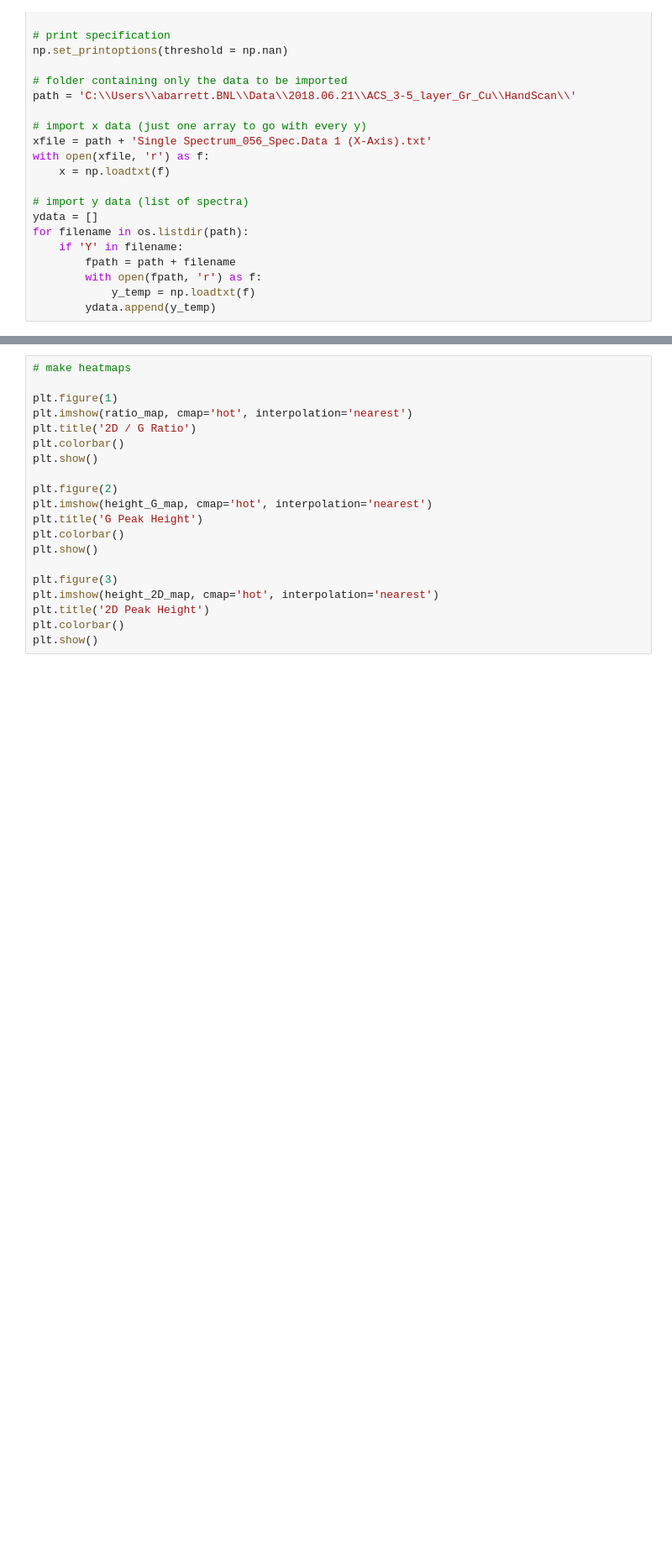
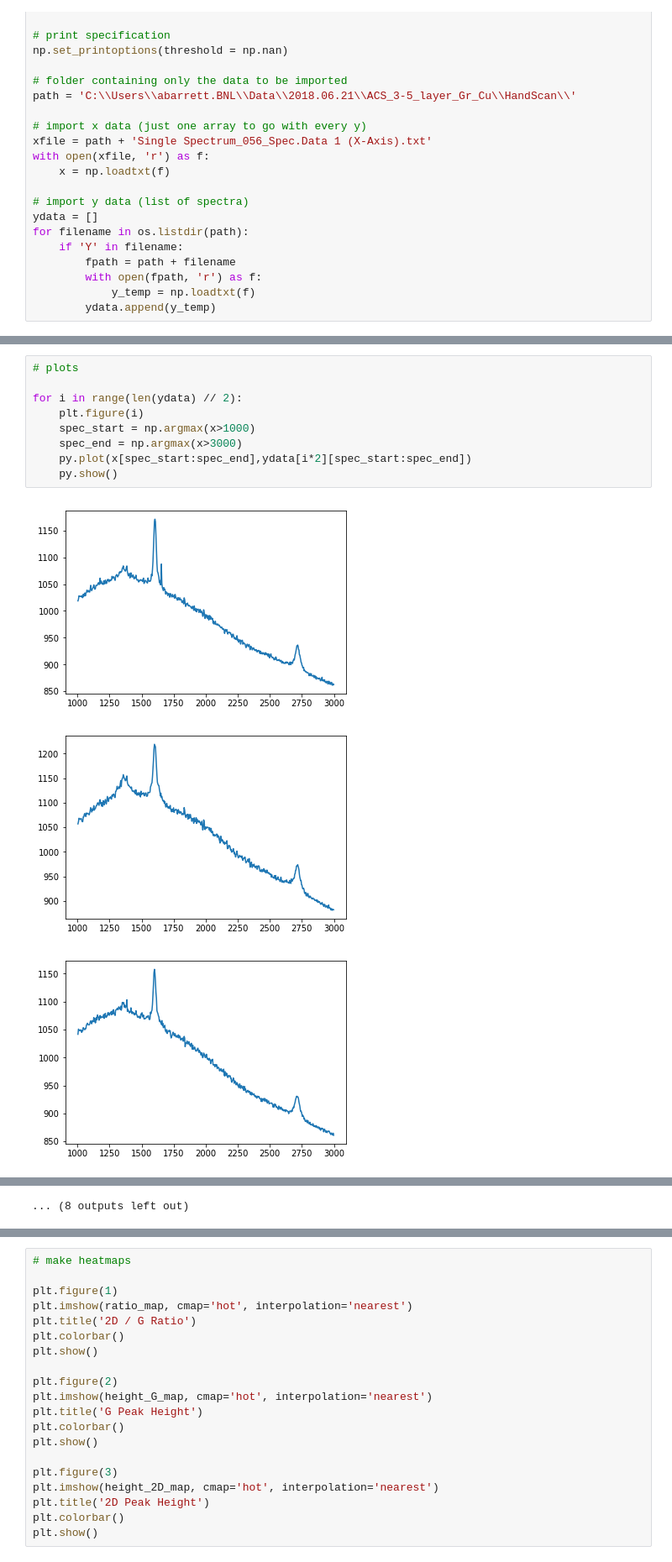
Before and after one commit to alexanderbarrett/Graphene, a Jupyter notebook: handscan_2D.ipynb, the cells around one changed output, grey strips where cells are left out. Shown: that part at 84% size. Cells and saved outputs as stored; diff of their text form; blank space fills up the shorter version.

```diff
--- a/handscan_2D.ipynb
+++ b/handscan_2D.ipynb
@@ -191,0 +28,13 @@ def get_ratio(xdata, ydata, start_G_range, end_G_range, start_G_peak, start_2D_r
+# %%
+# plots
+
+for i in range(len(ydata) // 2):
+    plt.figure(i)
+    spec_start = np.argmax(x>1000)
+    spec_end = np.argmax(x>3000)
+    py.plot(x[spec_start:spec_end],ydata[i*2][spec_start:spec_end])
+    py.show()
+# %% [output]
+[figure, added]
+[figure, added]
+[figure, added]
@@ -191,0 +50 @@ def get_ratio(xdata, ydata, start_G_range, end_G_range, start_G_peak, start_2D_r
+... (8 outputs left out)
```
Also changed, not shown: parts of 4 cells of this notebook, 3 other files.
